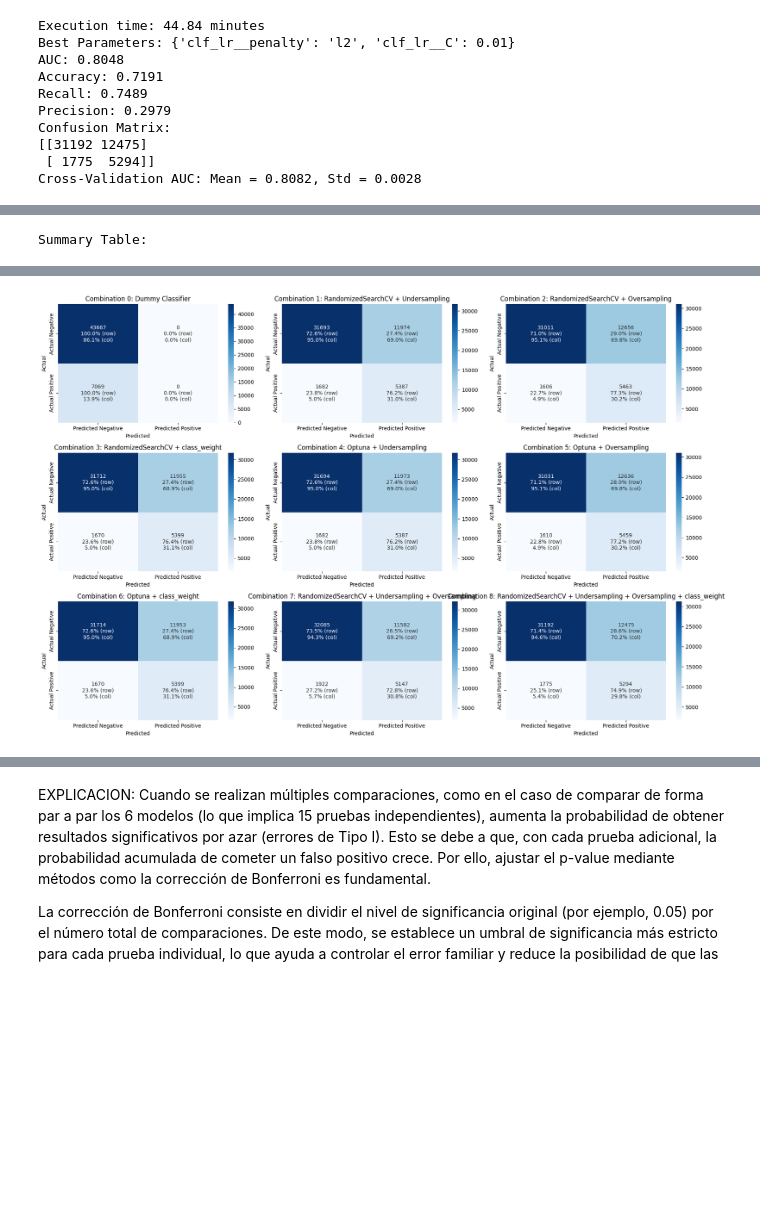
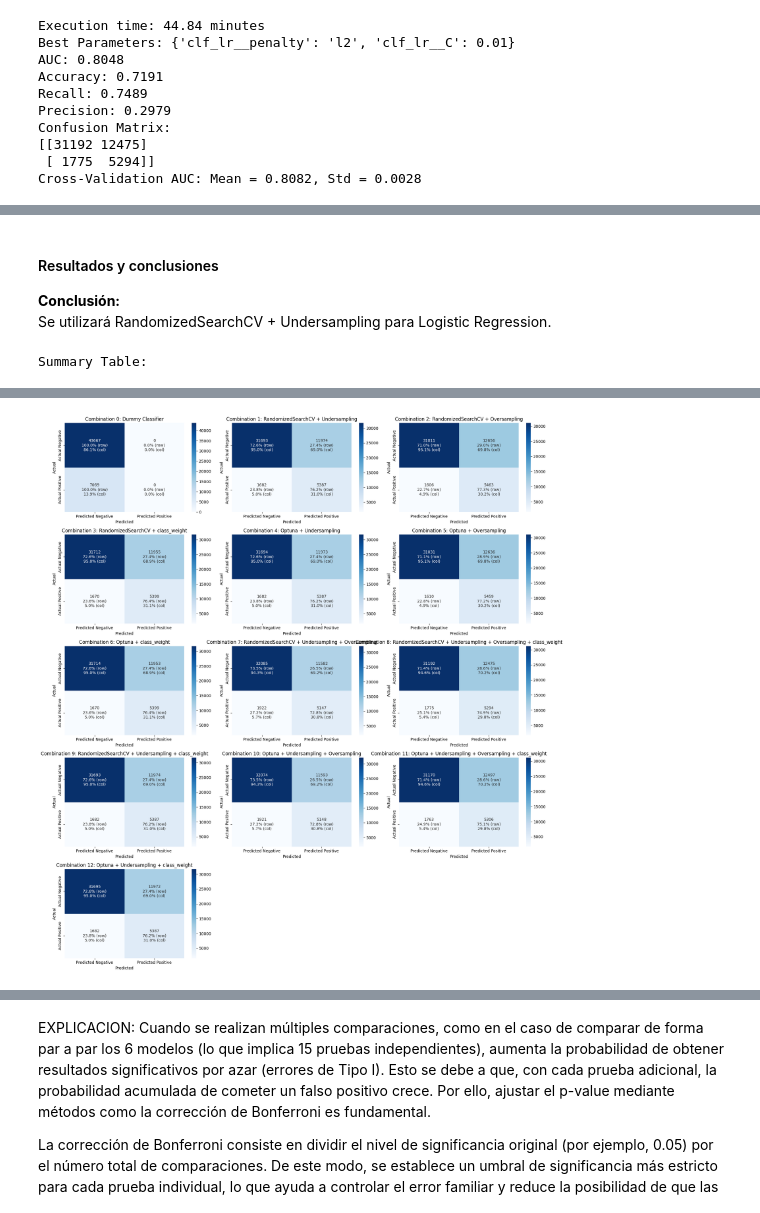
Before and after one commit to raquelgosalbezsirvent/Diabetes-Health-Indicators-ML, a Jupyter notebook: Practica_final.ipynb, the cells around one changed output, grey strips where cells are left out. Drawn from its saved outputs; the diff is of its cells as text; code cells hidden in the pictures; blank space fills up the shorter version.

Commit message:
implementado Logistic classifier entero

```diff
--- a/Practica_final.ipynb
+++ b/Practica_final.ipynb
@@ -112,11 +114,16 @@ mis_variables = {
     "metrics_lr_opt_ov": metrics_lr_opt_ov,
     "metrics_lr_opt_un": metrics_lr_opt_un,
     "metrics_lr_opt_wght": metrics_lr_opt_wght,
+    "metrics_lr_opt_un_ov": metrics_lr_opt_un_ov,
+    "metrics_lr_opt_un_ov_wght": metrics_lr_opt_un_ov_wght,
+    "metrics_lr_opt_un_wght": metrics_lr_opt_un_wght,
     "metrics_lr_randcv_ov": metrics_lr_randcv_ov,
     "metrics_lr_randcv_un": metrics_lr_randcv_un,
     "metrics_lr_randcv_wght": metrics_lr_randcv_wght,
     "metrics_lr_randcv_un_ov": metrics_lr_randcv_un_ov,
     "metrics_lr_randcv_un_ov_wght": metrics_lr_randcv_un_ov_wght,
+    "metrics_lr_randcv_un_wght": metrics_lr_randcv_un_wght,
+    "metrics_lr_man_sel": metrics_lr_man_sel,
     "metrics_lr_all": metrics_lr_all,
     "metrics_lr_final": metrics_lr_final
 }
@@ -1472,0 +1495,18 @@ Se utilizará RandomizedSearchCV + Undersampling para Logistic Regression.
+# %%
+pipeline = ImbPipeline([
+    ('undersample', RandomUnderSampler(random_state=42)),
+    ('clf_lr', LogisticRegression(random_state=42, solver='saga', class_weight='balanced', max_iter=1000))
+])
+
+start_time = time.time()
+search = RandomizedSearchCV(pipeline, param_distributions, scoring='roc_auc', cv=cv, n_iter=12, n_jobs=n_jobs, random_state=42)
+search.fit(X_train_filtered, y_train_filtered)
+end_time = time.time()
+execution_time = (end_time - start_time) / 60
+best_model = search.best_estimator_
+
+cv_scores = cross_val_score(best_model, X_train_filtered, y_train_filtered, cv=cv, scoring='roc_auc', n_jobs=n_jobs)
+
+metrics_lr_randcv_un_wght = evaluate_and_return_metrics(best_model, X_test_filtered, y_test_filtered, execution_time, search.best_params_, cv_scores)
+
+del pipeline, start_time, search, end_time, execution_time, best_model, cv_scores
@@ -1473,3 +1713,7 @@ Se utilizará RandomizedSearchCV + Undersampling para Logistic Regression.
+# %% [markdown]
+#### Resultados y conclusiones
+**Conclusión:**
+Se utilizará RandomizedSearchCV + Undersampling para Logistic Regression.
 # %%
 # Creamos el diccionario model_results utilizando los diccionarios de métricas de cada modelo:
 model_results = [
@@ -1508,6 +1752,22 @@ model_results = [
     {
         "model": "Combination 8: RandomizedSearchCV + Undersampling + Oversampling + class_weight",
         **metrics_lr_randcv_un_ov_wght
+    },
+    {
+        "model": "Combination 9: RandomizedSearchCV + Undersampling + class_weight",
+        **metrics_lr_randcv_un_wght
+    },
+    {
+        "model": "Combination 10: Optuna + Undersampling + Oversampling",
+        **metrics_lr_opt_un_ov
+    },
+    {
+        "model": "Combination 11: Optuna + Undersampling + Oversampling + class_weight",
+        **metrics_lr_opt_un_ov_wght
+    },
+    {
+        "model": "Combination 12: Optuna + Undersampling + class_weight",
+        **metrics_lr_opt_un_wght
     }
 ]
 
@@ -1529,4 +1793,4 @@ Summary Table:
-[figure, old version]
+[figure, new version]
 # %%
 cv_scores = {
     'Combination 0: Dummy Classifier': metrics_dummy['cv_scores'],
```
Also changed, not shown: parts of 31 cells of this notebook, 1 other file.
